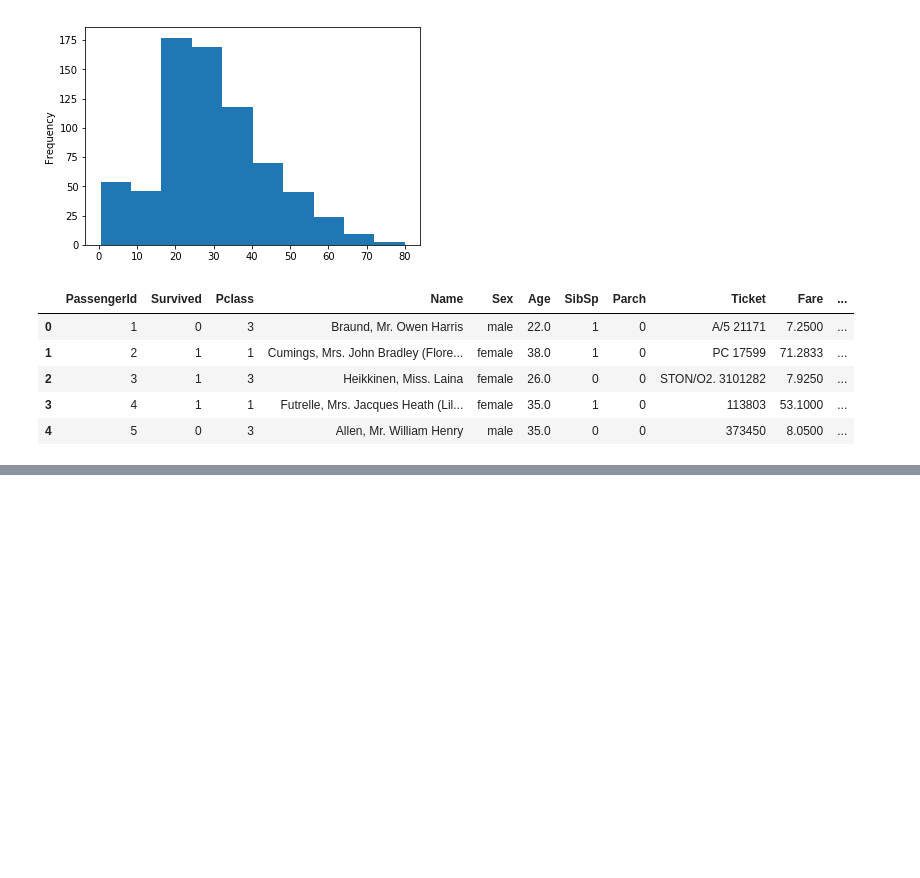
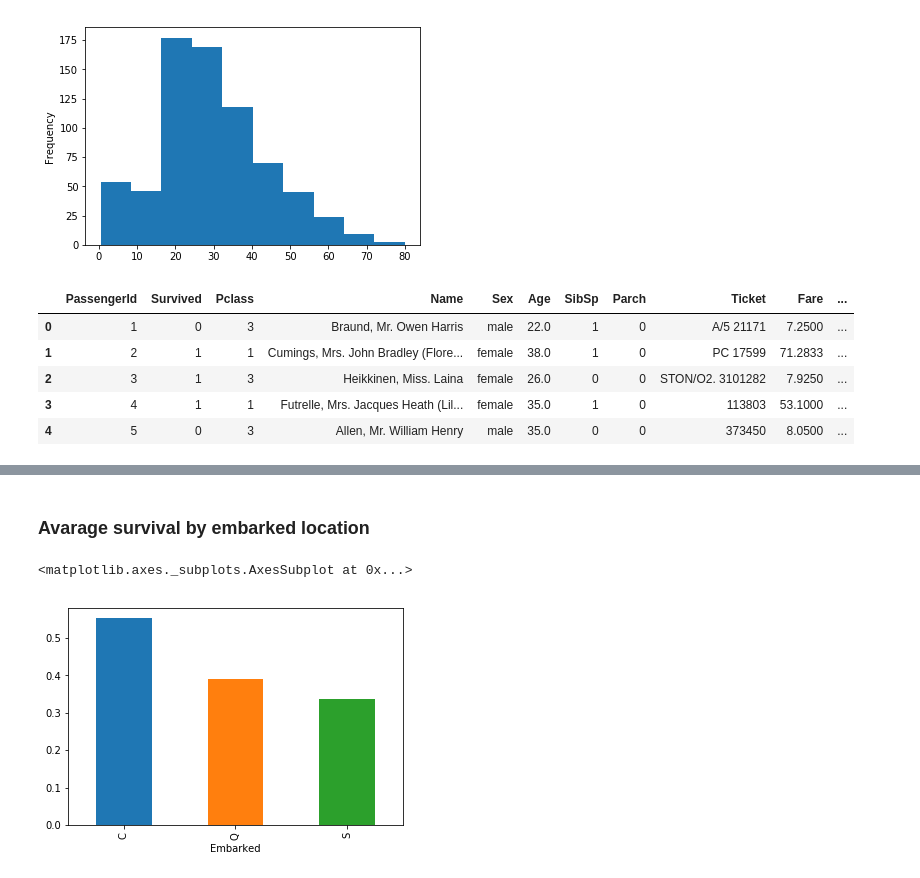
Before and after one commit to matheusbsilva/titanic-ml, a Jupyter notebook: titanic.ipynb, the cells around one changed output, grey strips where cells are left out. Cells and saved outputs as stored; diff of their text form; code cells hidden in the pictures; blank space fills up the shorter version.

```diff
--- a/titanic.ipynb
+++ b/titanic.ipynb
@@ -75,0 +81,7 @@ df_train.loc[df_train.AgeRange == 'old'].Survived.mean()
+# %% [markdown]
+### Avarage survival by embarked location
+# %%
+df_train.groupby('Embarked').Survived.mean().plot.bar()
+# %% [output]
+<matplotlib.axes._subplots.AxesSubplot at 0x...>
+[figure, added]
```
Also changed, not shown: parts of 9 cells of this notebook.
